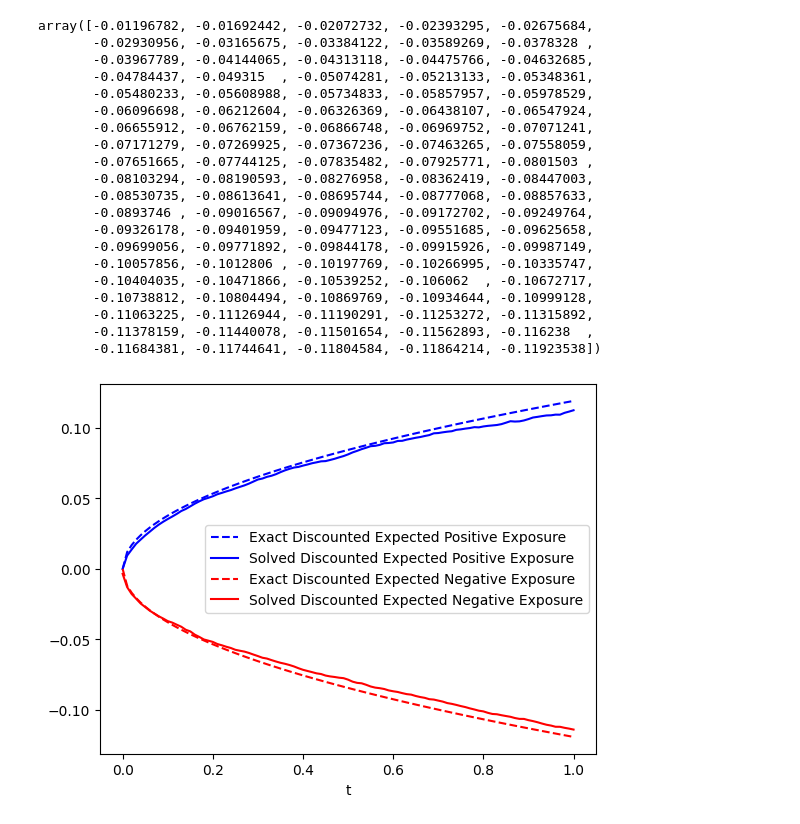
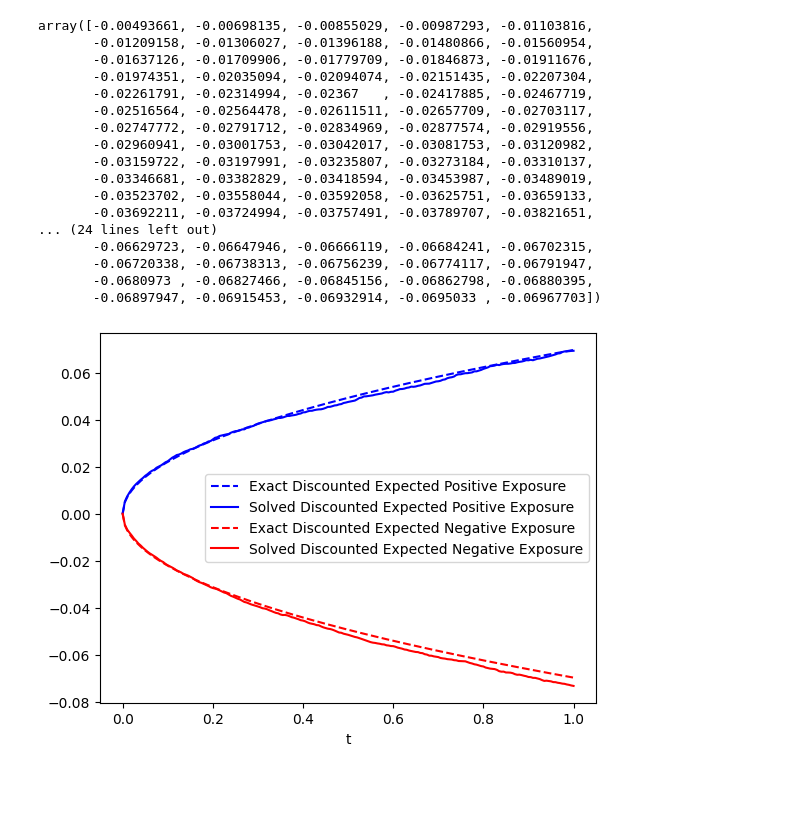
Before and after one commit to Aadhithya-06/Final-Year-Project, a Jupyter notebook: ForwardPricing.ipynb, the cells around one changed output. Drawn from its saved outputs; the diff is of its cells as text; code cells hidden in the pictures; blank space fills up the shorter version.

Commit message:
Forwards Pricing with Expected Exposures

```diff
--- a/ForwardPricing.ipynb
+++ b/ForwardPricing.ipynb
@@ -140,4 +160,4 @@ sigma = 0.30
 # %%
-d1 = np.array([(-0 * s + np.log(x_init/strike) + (0+sigma**2/2)*s)/sigma/np.sqrt(s)
+d1_1 = np.array([(-0 * s + np.log(x_init/strike) + (0+sigma**2/2)*s)/sigma/np.sqrt(s)
             for s in time_stamps[1:]])
-d2 = np.array([d1[i]-sigma*np.sqrt(s) for i,s in enumerate(time_stamps[1:])])
+d2_1 = np.array([d1[i]-sigma*np.sqrt(s) for i,s in enumerate(time_stamps[1:])])
@@ -190,4 +164,8 @@ array([-0.015     , -0.0212132 , -0.02598076, -0.03      , -0.03354102,
+# %%
+d1_2 = np.array([(-0 * s + np.log(x_init/strike) + (0+sigma**2/2)*s)/sigma/np.sqrt(s)
+            for s in time_stamps[1:]])
+d2_2 = np.array([d1[i]-sigma*np.sqrt(s) for i,s in enumerate(time_stamps[1:])])
 # %%
-epe_exact = x_init*rv.cdf(d1) - strike*np.exp(-0)*rv.cdf(d2)
+epe_exact = x_init*rv.cdf(d1_1) - strike*np.exp(-0)*rv.cdf(d2_1) + x_init*rv.cdf(d1_2) - strike*np.exp(-0)*rv.cdf(d2_2)
 epe_exact
 # %% [output]
@@ -214,38 +189,35 @@ array([0.01196782, 0.01692442, 0.02072732, 0.02393295, 0.02675684,
 # %%
-ene_exact = x_init*rv.cdf(-d1) - strike*np.exp(-0)*rv.cdf(-d2)
+ene_exact = x_init*rv.cdf(-d1_1) - strike*np.exp(-0)*rv.cdf(-d2_1) + x_init*rv.cdf(-d1_2) - strike*np.exp(-0)*rv.cdf(-d2_2)
 ene_exact
 # %% [output]
-array([-0.01196782, -0.01692442, -0.02072732, -0.02393295, -0.02675684,
-       -0.02930956, -0.03165675, -0.03384122, -0.03589269, -0.0378328 ,
-       -0.03967789, -0.04144065, -0.04313118, -0.04475766, -0.04632685,
-       -0.04784437, -0.049315  , -0.05074281, -0.05213133, -0.05348361,
-       -0.05480233, -0.05608988, -0.05734833, -0.05857957, -0.05978529,
-       -0.06096698, -0.06212604, -0.06326369, -0.06438107, -0.06547924,
-       -0.06655912, -0.06762159, -0.06866748, -0.06969752, -0.07071241,
-       -0.07171279, -0.07269925, -0.07367236, -0.07463265, -0.07558059,
-       -0.07651665, -0.07744125, -0.07835482, -0.07925771, -0.0801503 ,
-       -0.08103294, -0.08190593, -0.08276958, -0.08362419, -0.08447003,
-       -0.08530735, -0.08613641, -0.08695744, -0.08777068, -0.08857633,
-       -0.0893746 , -0.09016567, -0.09094976, -0.09172702, -0.09249764,
-       -0.09326178, -0.09401959, -0.09477123, -0.09551685, -0.09625658,
-       -0.09699056, -0.09771892, -0.09844178, -0.09915926, -0.09987149,
-       -0.10057856, -0.1012806 , -0.10197769, -0.10266995, -0.10335747,
-       -0.10404035, -0.10471866, -0.10539252, -0.106062  , -0.10672717,
-       -0.10738812, -0.10804494, -0.10869769, -0.10934644, -0.10999128,
-       -0.11063225, -0.11126944, -0.11190291, -0.11253272, -0.11315892,
-       -0.11378159, -0.11440078, -0.11501654, -0.11562893, -0.116238  ,
-       -0.11684381, -0.11744641, -0.11804584, -0.11864214, -0.11923538])
+array([-0.00493661, -0.00698135, -0.00855029, -0.00987293, -0.01103816,
+       -0.01209158, -0.01306027, -0.01396188, -0.01480866, -0.01560954,
+       -0.01637126, -0.01709906, -0.01779709, -0.01846873, -0.01911676,
+       -0.01974351, -0.02035094, -0.02094074, -0.02151435, -0.02207304,
+       -0.02261791, -0.02314994, -0.02367   , -0.02417885, -0.02467719,
+       -0.02516564, -0.02564478, -0.02611511, -0.02657709, -0.02703117,
+       -0.02747772, -0.02791712, -0.02834969, -0.02877574, -0.02919556,
+       -0.02960941, -0.03001753, -0.03042017, -0.03081753, -0.03120982,
+       -0.03159722, -0.03197991, -0.03235807, -0.03273184, -0.03310137,
+       -0.03346681, -0.03382829, -0.03418594, -0.03453987, -0.03489019,
+       -0.03523702, -0.03558044, -0.03592058, -0.03625751, -0.03659133,
+       -0.03692211, -0.03724994, -0.03757491, -0.03789707, -0.03821651,
+... (24 lines left out)
+       -0.06629723, -0.06647946, -0.06666119, -0.06684241, -0.06702315,
+       -0.06720338, -0.06738313, -0.06756239, -0.06774117, -0.06791947,
+       -0.0680973 , -0.06827466, -0.06845156, -0.06862798, -0.06880395,
+       -0.06897947, -0.06915453, -0.06932914, -0.0695033 , -0.06967703])
 # %%
     fig = plt.figure()
     plt.plot(time_stamps,[0.0]+list(epe_exact),'b--',label='Exact Discounted Expected Positive Exposure')
-    plt.plot(time_stamps,np.transpose(epe1),'b',label='Solved Discounted Expected Positive Exposure' )
+    plt.plot(time_stamps,np.transpose(epe),'b',label='Solved Discounted Expected Positive Exposure' )
 
     plt.plot(time_stamps,[0.0]+list(ene_exact),'r--',label='Exact Discounted Expected Negative Exposure')
-    plt.plot(time_stamps,np.transpose(ene1),'r',label='Solved Discounted Expected Negative Exposure')
+    plt.plot(time_stamps,np.transpose(ene),'r',label='Solved Discounted Expected Negative Exposure')
 
     plt.xlabel('t')
     plt.legend()
 
     plt.show()
 # %% [output]
-[figure, old version]
+[figure, new version]
```
Also changed, not shown: parts of 12 cells of this notebook, 2 other files.
